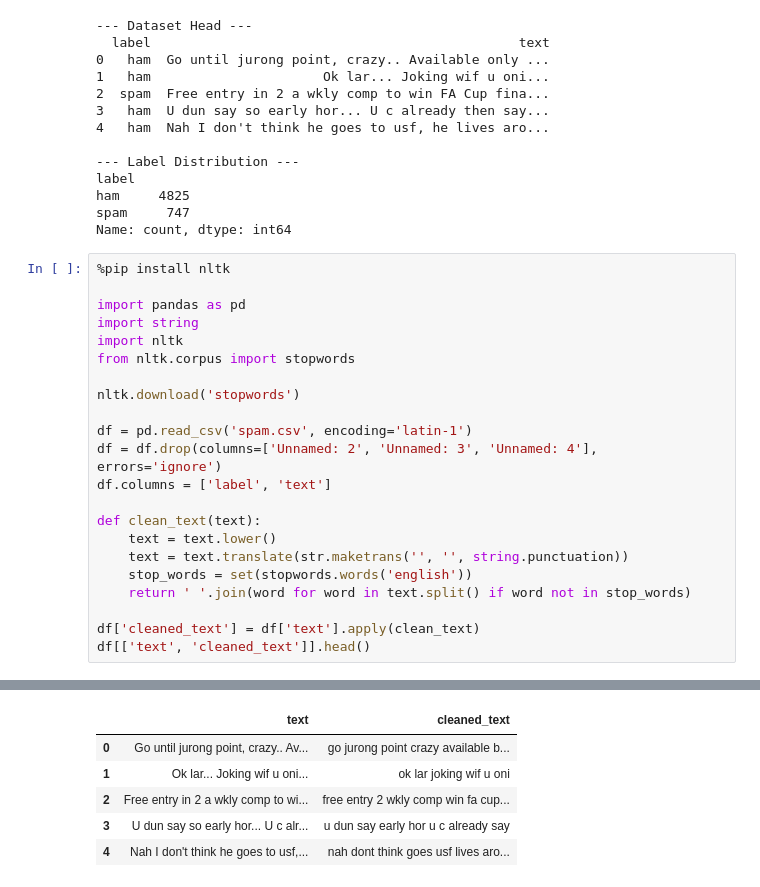
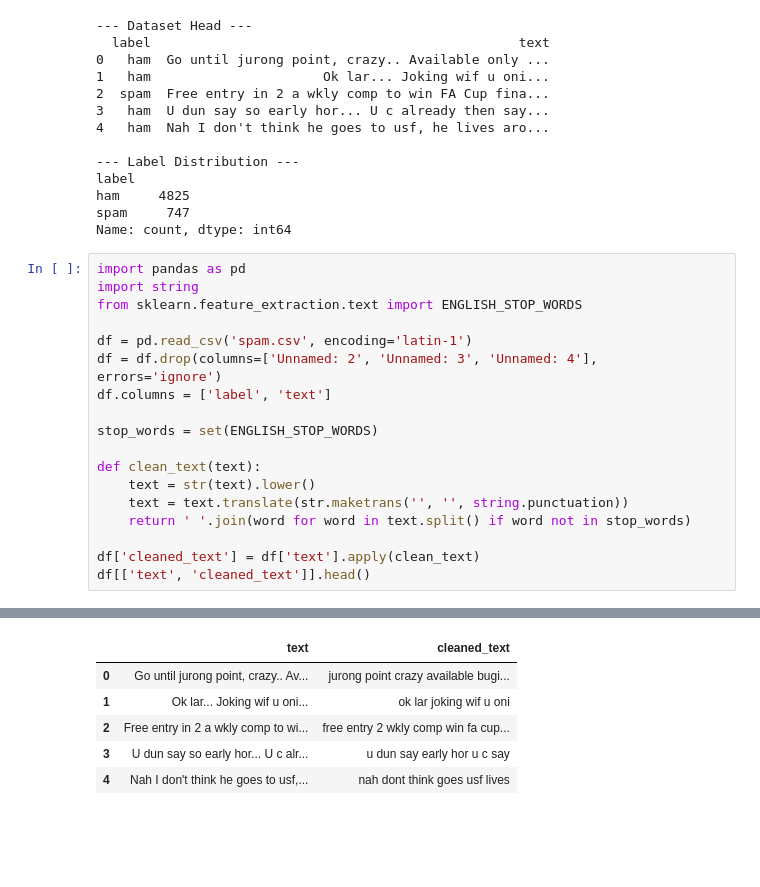
Before and after one commit to liorma6/Spam-Detection-NLP, a Jupyter notebook: spam_detection.ipynb, the cells around one changed output, grey strips where cells are left out. Saved outputs shown, nothing was run; the diff lists cells and outputs as text; blank space fills up the shorter version.

Commit message:
Fix notebook text preprocessing setup

```diff
--- a/spam_detection.ipynb
+++ b/spam_detection.ipynb
@@ -57,23 +68,19 @@ ham     4825
 spam     747
 Name: count, dtype: int64
 # %%
-%pip install nltk
-
 import pandas as pd
 import string
-import nltk
-from nltk.corpus import stopwords
-
-nltk.download('stopwords')
+from sklearn.feature_extraction.text import ENGLISH_STOP_WORDS
 
 df = pd.read_csv('spam.csv', encoding='latin-1')
 df = df.drop(columns=['Unnamed: 2', 'Unnamed: 3', 'Unnamed: 4'], errors='ignore')
 df.columns = ['label', 'text']
 
+stop_words = set(ENGLISH_STOP_WORDS)
+
 def clean_text(text):
-    text = text.lower()
+    text = str(text).lower()
     text = text.translate(str.maketrans('', '', string.punctuation))
-    stop_words = set(stopwords.words('english'))
     return ' '.join(word for word in text.split() if word not in stop_words)
 
 df['cleaned_text'] = df['text'].apply(clean_text)
@@ -95,6 +89,6 @@ Note: you may need to restart the kernel to use updated packages.
 |  | text | cleaned_text |
-| 0 | Go until jurong point, crazy.. Av... | go jurong point crazy available b... |
+| 0 | Go until jurong point, crazy.. Av... | jurong point crazy available bugi... |
 | 1 | Ok lar... Joking wif u oni... | ok lar joking wif u oni |
 | 2 | Free entry in 2 a wkly comp to wi... | free entry 2 wkly comp win fa cup... |
-| 3 | U dun say so early hor... U c alr... | u dun say early hor u c already say |
-| 4 | Nah I don't think he goes to usf,... | nah dont think goes usf lives aro... |
+| 3 | U dun say so early hor... U c alr... | u dun say early hor u c say |
+| 4 | Nah I don't think he goes to usf,... | nah dont think goes usf lives |
```
Also changed, not shown: parts of 8 cells of this notebook.
